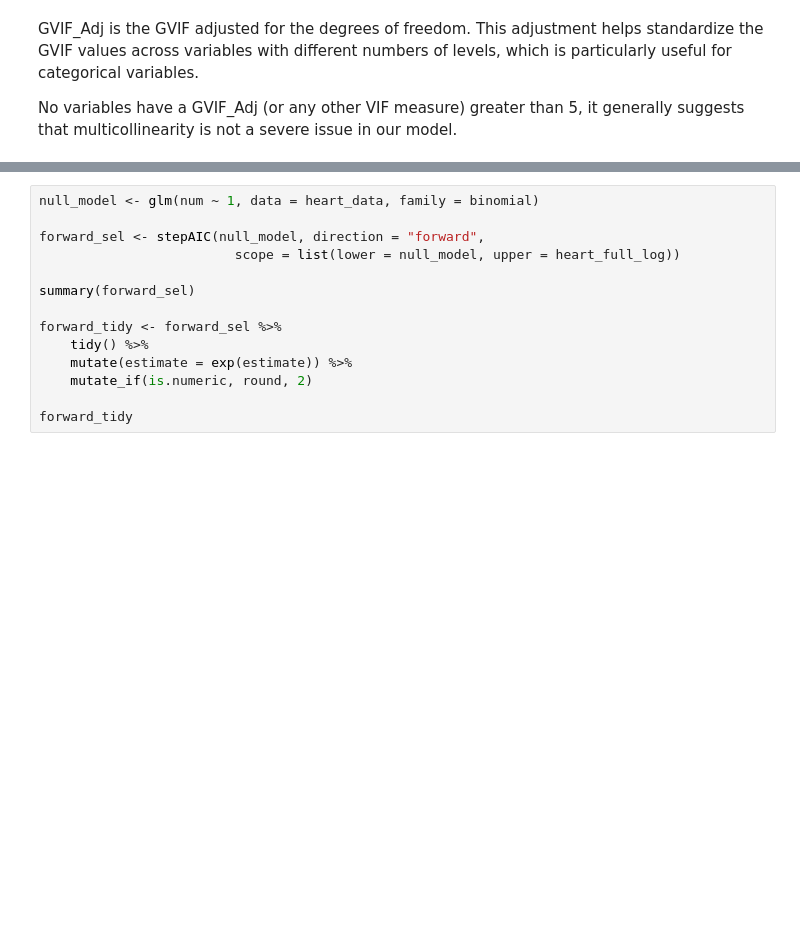
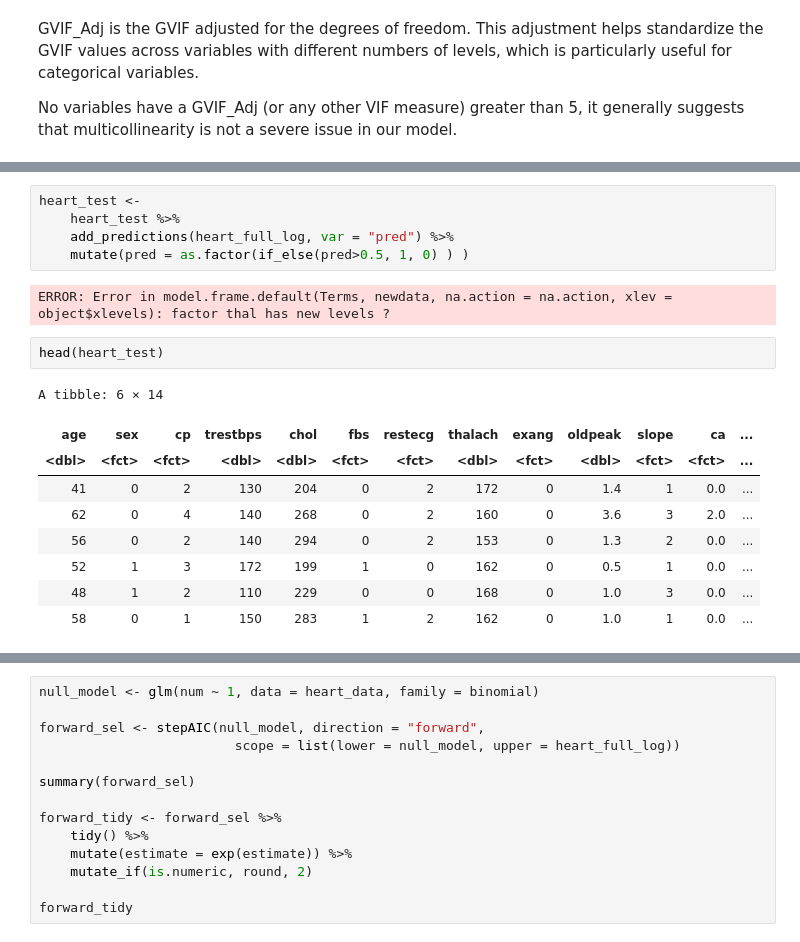
Before and after one commit to Speculatorrr/Group-STAT301, a Jupyter notebook: GROUP10.ipynb, the cells around one changed output, grey strips where cells are left out. Cells and saved outputs as stored; diff of their text form; blank space fills up the shorter version.

```diff
--- a/GROUP10.ipynb
+++ b/GROUP10.ipynb
@@ -274,0 +465,19 @@ No variables have a GVIF_Adj (or any other VIF measure) greater than 5, it gener
+# %%
+heart_test <-
+    heart_test %>%
+    add_predictions(heart_full_log, var = "pred") %>%
+    mutate(pred = as.factor(if_else(pred>0.5, 1, 0) ) )
+# %% [output]
+ERROR: Error in model.frame.default(Terms, newdata, na.action = na.action, xlev = object$xlevels): factor thal has new levels ?
+# %%
+head(heart_test)
+# %% [output]
+A tibble: 6 × 14
+| age | sex | cp | trestbps | chol | fbs | restecg | thalach | exang | oldpeak | slope | ca | ... |
+| <dbl> | <fct> | <fct> | <dbl> | <dbl> | <fct> | <fct> | <dbl> | <fct> | <dbl> | <fct> | <fct> | ... |
+| 41 | 0 | 2 | 130 | 204 | 0 | 2 | 172 | 0 | 1.4 | 1 | 0.0 | ... |
+| 62 | 0 | 4 | 140 | 268 | 0 | 2 | 160 | 0 | 3.6 | 3 | 2.0 | ... |
+| 56 | 0 | 2 | 140 | 294 | 0 | 2 | 153 | 0 | 1.3 | 2 | 0.0 | ... |
+| 52 | 1 | 3 | 172 | 199 | 1 | 0 | 162 | 0 | 0.5 | 1 | 0.0 | ... |
+| 48 | 1 | 2 | 110 | 229 | 0 | 0 | 168 | 0 | 1.0 | 3 | 0.0 | ... |
+| 58 | 0 | 1 | 150 | 283 | 1 | 2 | 162 | 0 | 1.0 | 1 | 0.0 | ... |
```
Also changed, not shown: parts of 13 cells of this notebook.
